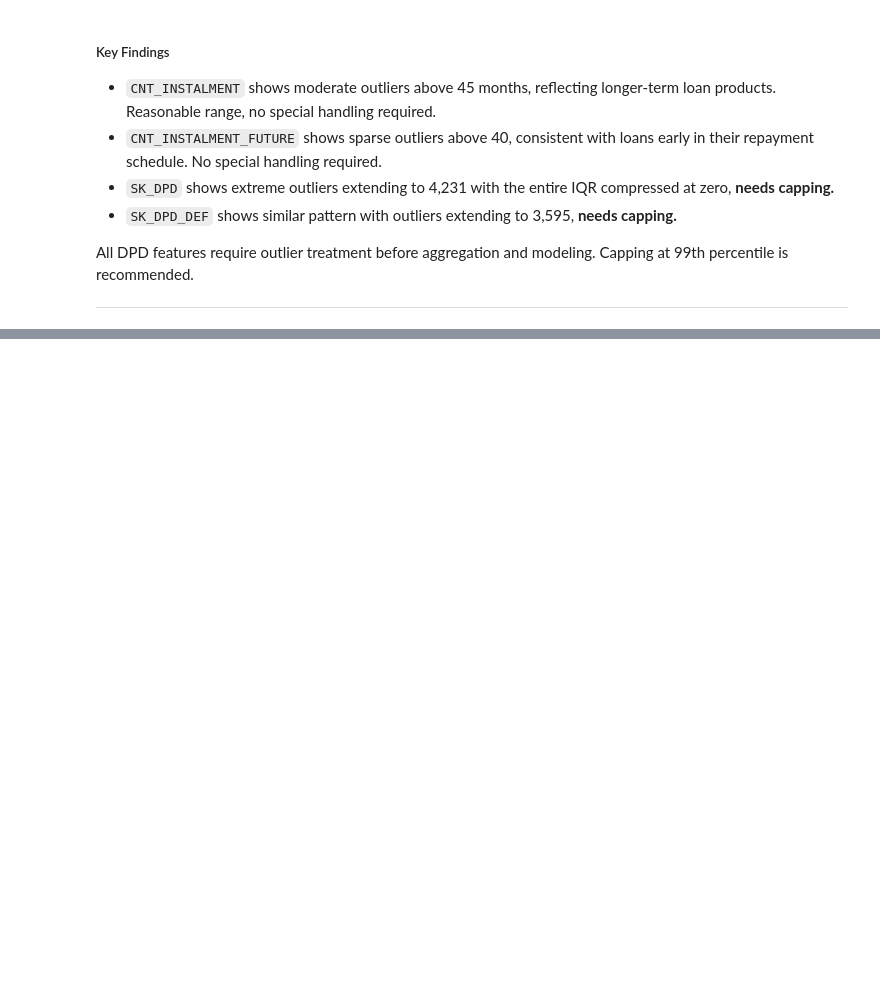
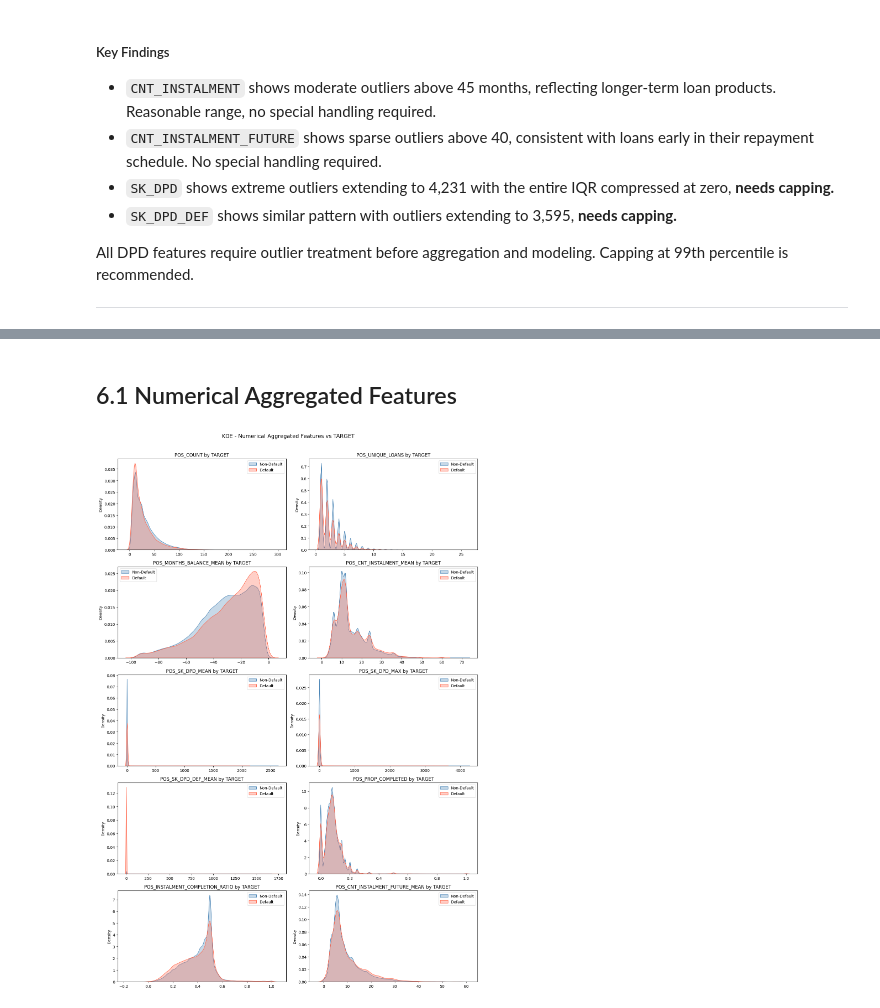
Before and after one commit to oknardo/Home_Credit_Scorecard_Model, a Jupyter notebook: EDA_POS_CASH_balance.ipynb, the cells around one changed output, grey strips where cells are left out. Saved outputs shown, nothing was run; the diff lists cells and outputs as text; code cells hidden in the pictures; blank space fills up the shorter version.

```diff
--- a/EDA_POS_CASH_balance.ipynb
+++ b/EDA_POS_CASH_balance.ipynb
@@ -357,0 +430,5 @@ All DPD features require outlier treatment before aggregation and modeling. Capp
+# %%
+# Looking for values from each feature
+for col in df_pos.select_dtypes(include='object').columns:
+    print(f"\n{col}:")
+    print(df_pos[col].value_counts())
@@ -357,0 +595,9 @@ All DPD features require outlier treatment before aggregation and modeling. Capp
+# %%
+# Merge POS_CASH_balance aggregations with application_train
+df_pos_agg_target = df_pos_agg.merge(
+    df_app_train[['SK_ID_CURR', 'TARGET']],
+    on='SK_ID_CURR',
+    how='left'
+)
+
+print("Shape df_pos_agg_target:", df_pos_agg_target.shape)
@@ -357,0 +614,34 @@ All DPD features require outlier treatment before aggregation and modeling. Capp
+# %% [markdown]
+## 6.1 Numerical Aggregated Features
+# %%
+# Select key numerical aggregated features for bivariate analysis
+num_agg_features = [
+    'POS_COUNT',
+    'POS_UNIQUE_LOANS',
+    'POS_MONTHS_BALANCE_MEAN',
+    'POS_CNT_INSTALMENT_MEAN',
+    'POS_SK_DPD_MEAN',
+    'POS_SK_DPD_MAX',
+    'POS_SK_DPD_DEF_MEAN',
+    'POS_PROP_COMPLETED',
+    'POS_INSTALMENT_COMPLETION_RATIO',
+    'POS_CNT_INSTALMENT_FUTURE_MEAN',
+]
+
+# Grid
+fig, axes = plt.subplots(nrows=5, ncols=2, figsize=(14, 20))
+axes = axes.flatten()
+
+for i, col in enumerate(num_agg_features):
+    for target_val, label, color in zip([0, 1], ['Non-Default', 'Default'], ['steelblue', 'tomato']):
+        subset = df_pos_agg_target[df_pos_agg_target['TARGET'] == target_val][col].dropna()
+        sns.kdeplot(subset, ax=axes[i], label=label, color=color, fill=True, alpha=0.3)
+    axes[i].set_title(f'{col} by TARGET')
+    axes[i].set_xlabel('')
+    axes[i].legend()
+
+plt.suptitle('KDE - Numerical Aggregated Features vs TARGET', fontsize=14, y=1.01)
+plt.tight_layout()
+plt.show()
+# %% [output]
+[figure, added]
```
Also changed, not shown: parts of 28 cells of this notebook.
